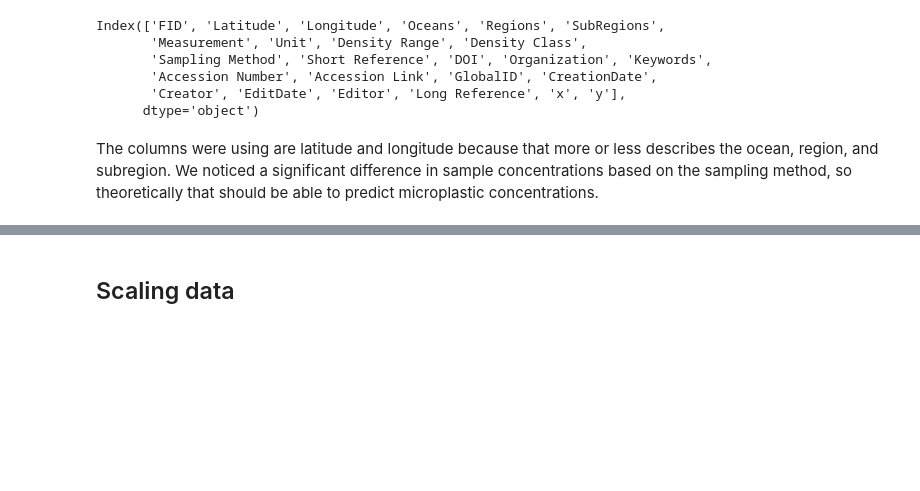
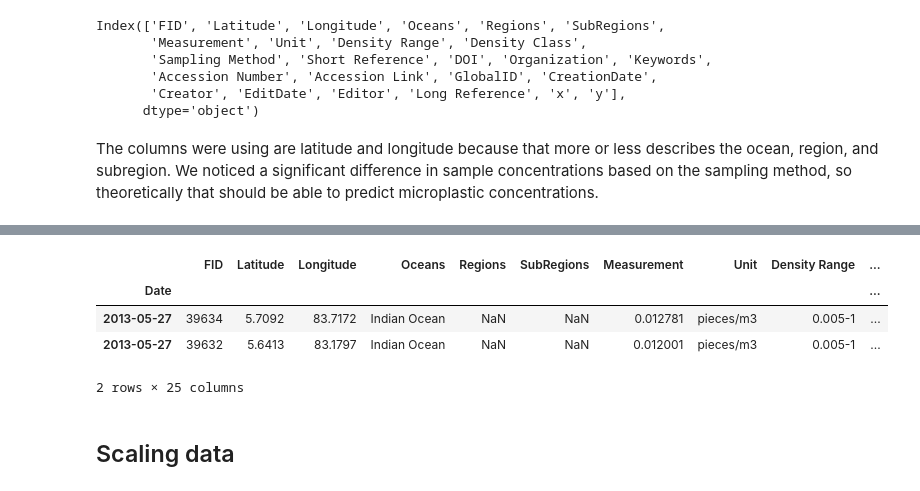
Before and after one commit to DerikVo/DSI_project_4_MIcroplastics, a Jupyter notebook: Code/Derik_RNN.ipynb, the cells around one changed output, grey strips where cells are left out. Drawn from its saved outputs; the diff is of its cells as text; code cells hidden in the pictures; blank space fills up the shorter version.

```diff
--- a/Code/Derik_RNN.ipynb
+++ b/Code/Derik_RNN.ipynb
@@ -109,0 +86,8 @@ X_train.head(15)
+# %%
+df[df['Sampling Method'] == 'AVANI net'].head(2)
+# %% [output]
+|  | FID | Latitude | Longitude | Oceans | Regions | SubRegions | Measurement | Unit | Density Range | ... |
+| Date |  |  |  |  |  |  |  |  |  | ... |
+| 2013-05-27 | 39634 | 5.7092 | 83.7172 | Indian Ocean | NaN | NaN | 0.012781 | pieces/m3 | 0.005-1 | ... |
+| 2013-05-27 | 39632 | 5.6413 | 83.1797 | Indian Ocean | NaN | NaN | 0.012001 | pieces/m3 | 0.005-1 | ... |
+2 rows × 25 columns
```
Also changed, not shown: parts of 32 cells of this notebook.
